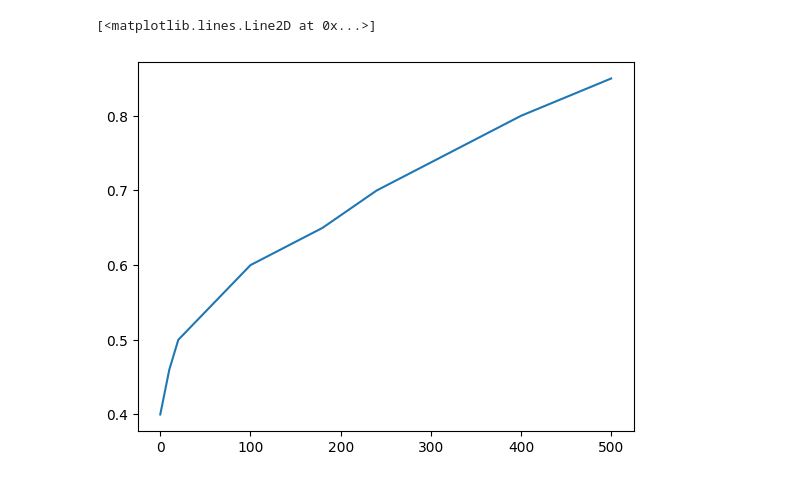
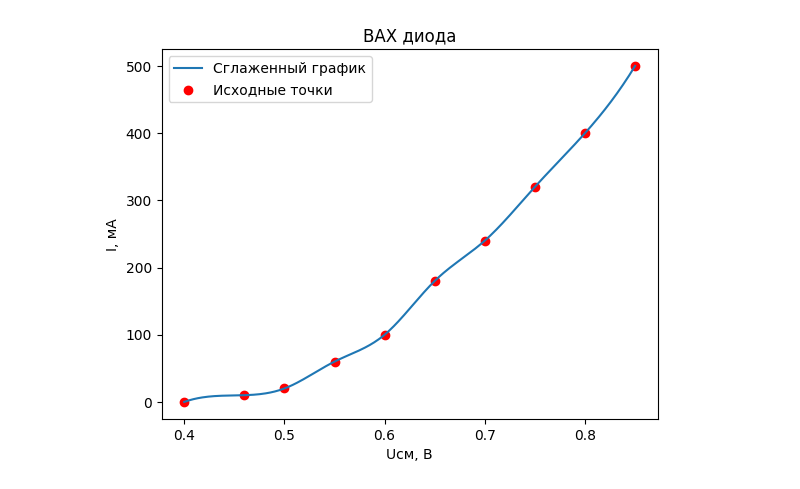
Before and after one commit to bdExplore/Python-Programs, a Jupyter notebook: Physical practice/fluctuation_resonance.ipynb, the cells around one changed output. Saved outputs shown, nothing was run; the diff lists cells and outputs as text; code cells hidden in the pictures.

```diff
--- a/Physical practice/fluctuation_resonance.ipynb
+++ b/Physical practice/fluctuation_resonance.ipynb
@@ -1,9 +0,0 @@
-# %%
-import numpy as np
-import matplotlib.pyplot as plt
-I = [0, 10, 20, 60, 100, 180, 240, 320, 400, 500]
-U = [0.4, 0.46, 0.5, 0.55, 0.6, 0.65, 0.7, 0.75, 0.8, 0.85]
-plt.plot(I, U)
-# %% [output]
-[<matplotlib.lines.Line2D at 0x...>]
-[figure, removed]
@@ -12,0 +5,23 @@ f_rez = [817.5, 841, 847.3, 863.4, 872.8, 883.2, 985.5, 906.7, 912.1, 925.9]
+# %%
+I = [0, 10, 20, 60, 100, 180, 240, 320, 400, 500]
+U = [0.4, 0.46, 0.5, 0.55, 0.6, 0.65, 0.7, 0.75, 0.8, 0.85]
+
+# Исходные точки
+x = np.array(U)
+y = np.array(I)
+
+# Создаем больше точек для сглаживания
+x_new = np.linspace(x.min(), x.max(), 300)  # Больше точек для сглаживания
+spl = make_interp_spline(x, y, k=3)  # k=3 задает кубический сплайн
+y_smooth = spl(x_new)
+
+# Построение графика
+plt.plot(x_new, y_smooth, label="Сглаженный график")
+plt.scatter(x, y, color='red', label="Исходные точки")
+plt.title('ВАХ диода')
+plt.xlabel('Uсм, B')
+plt.ylabel('I, мА')
+plt.legend()
+plt.show()
+# %% [output]
+[figure, added]
```
Also changed, not shown: parts of 7 cells of this notebook, 4 other files.
